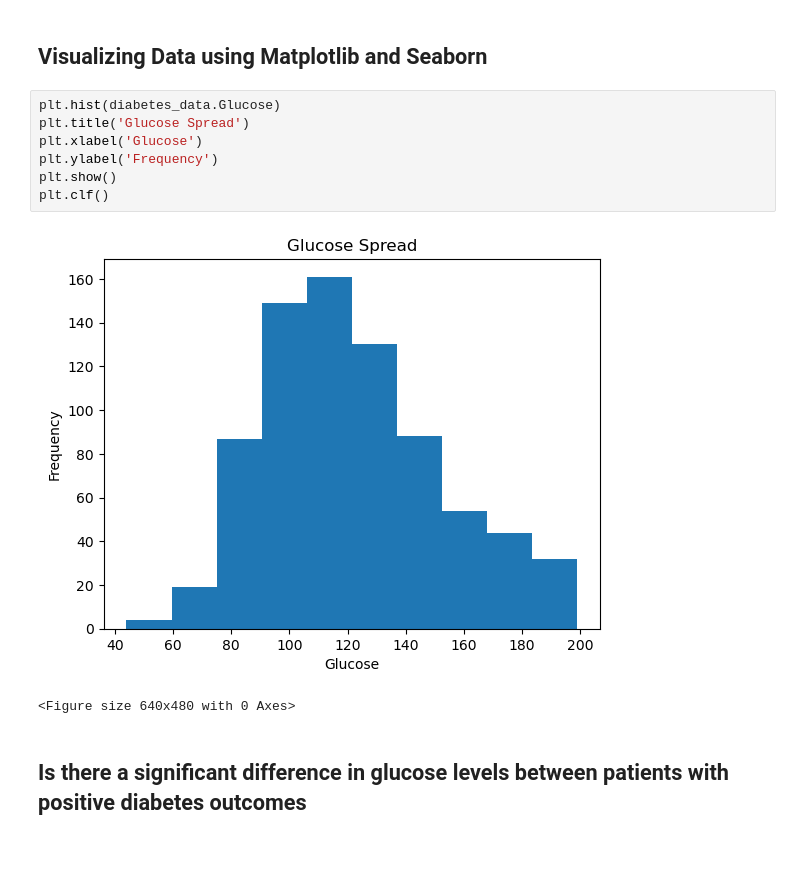
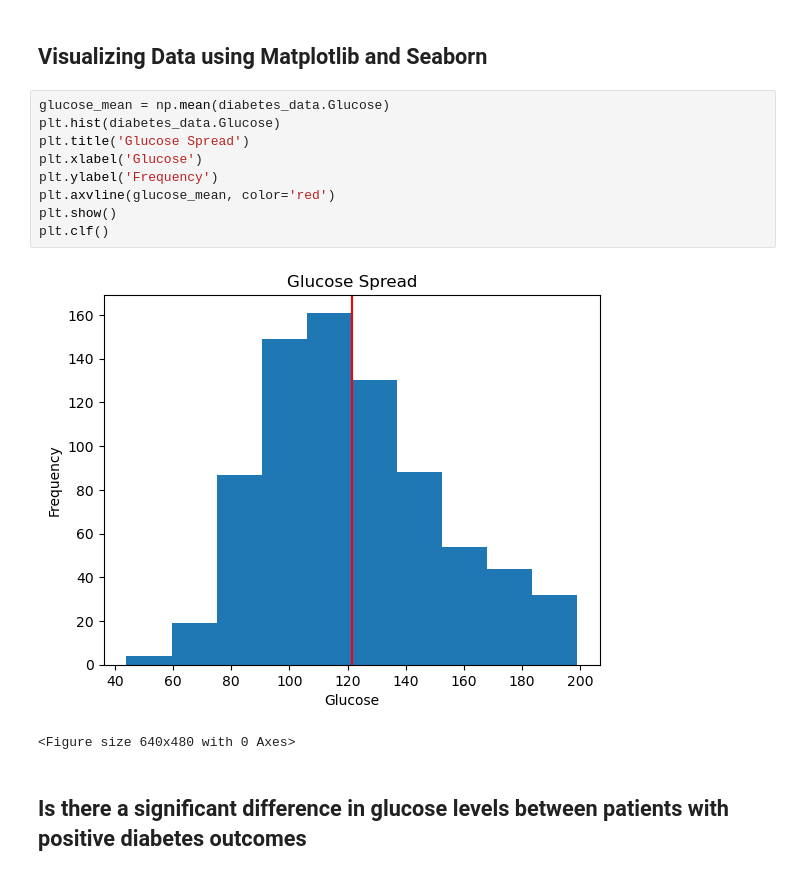
Before and after one commit to willbaird22/Diabetes_EDA, a Jupyter notebook: EDA Diagnosing Diabetes.ipynb, the cells around one changed output. Cells and saved outputs as stored; diff of their text form.

```diff
--- a/EDA Diagnosing Diabetes.ipynb
+++ b/EDA Diagnosing Diabetes.ipynb
@@ -222,14 +222,16 @@ diabetes_data.head(20)
 # %% [markdown]
 ## Visualizing Data using Matplotlib and Seaborn
 # %%
+glucose_mean = np.mean(diabetes_data.Glucose)
 plt.hist(diabetes_data.Glucose)
 plt.title('Glucose Spread')
 plt.xlabel('Glucose')
 plt.ylabel('Frequency')
+plt.axvline(glucose_mean, color='red')
 plt.show()
 plt.clf()
 # %% [output]
-[figure, old version]
+[figure, new version]
 <Figure size 640x480 with 0 Axes>
 # %% [markdown]
 ## Is there a significant difference in glucose levels between patients with positive diabetes outcomes
```
Also changed, not shown: parts of 1 cell of this notebook.
